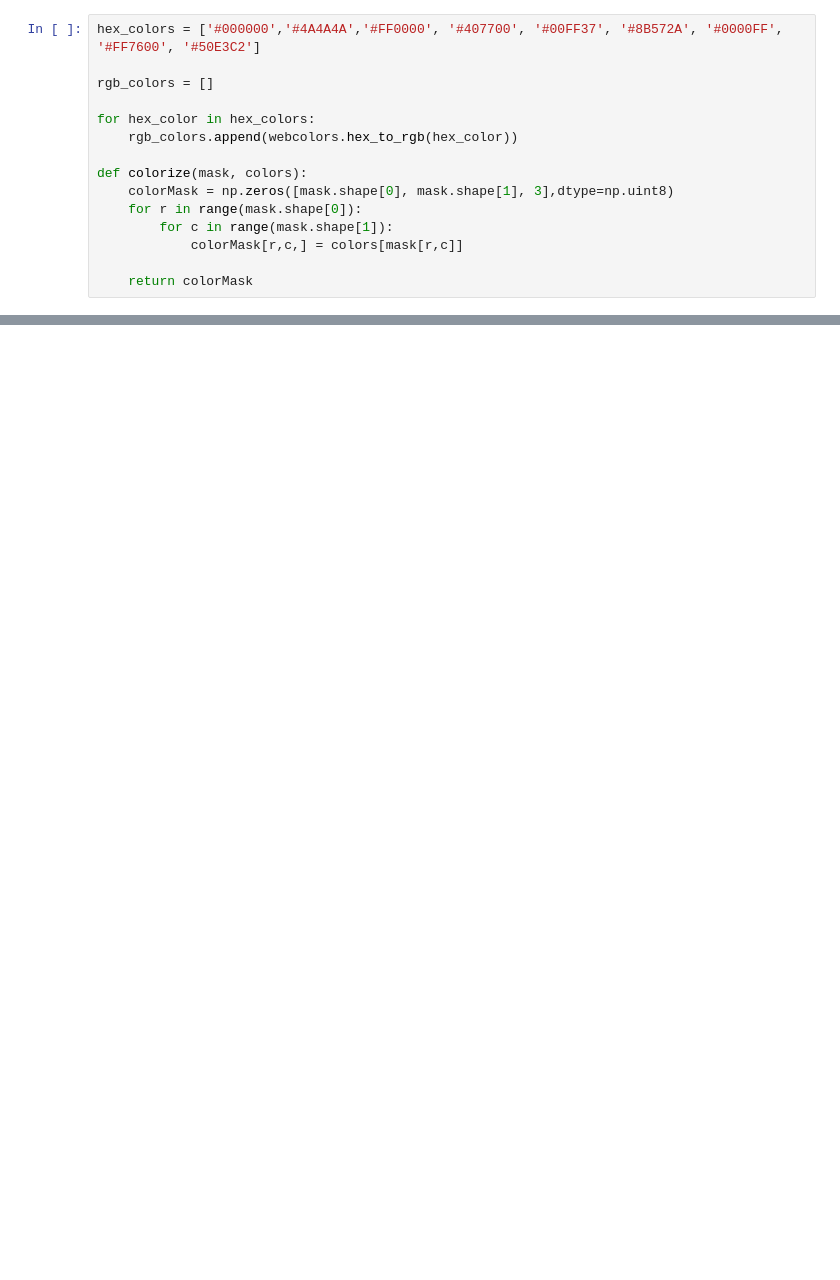
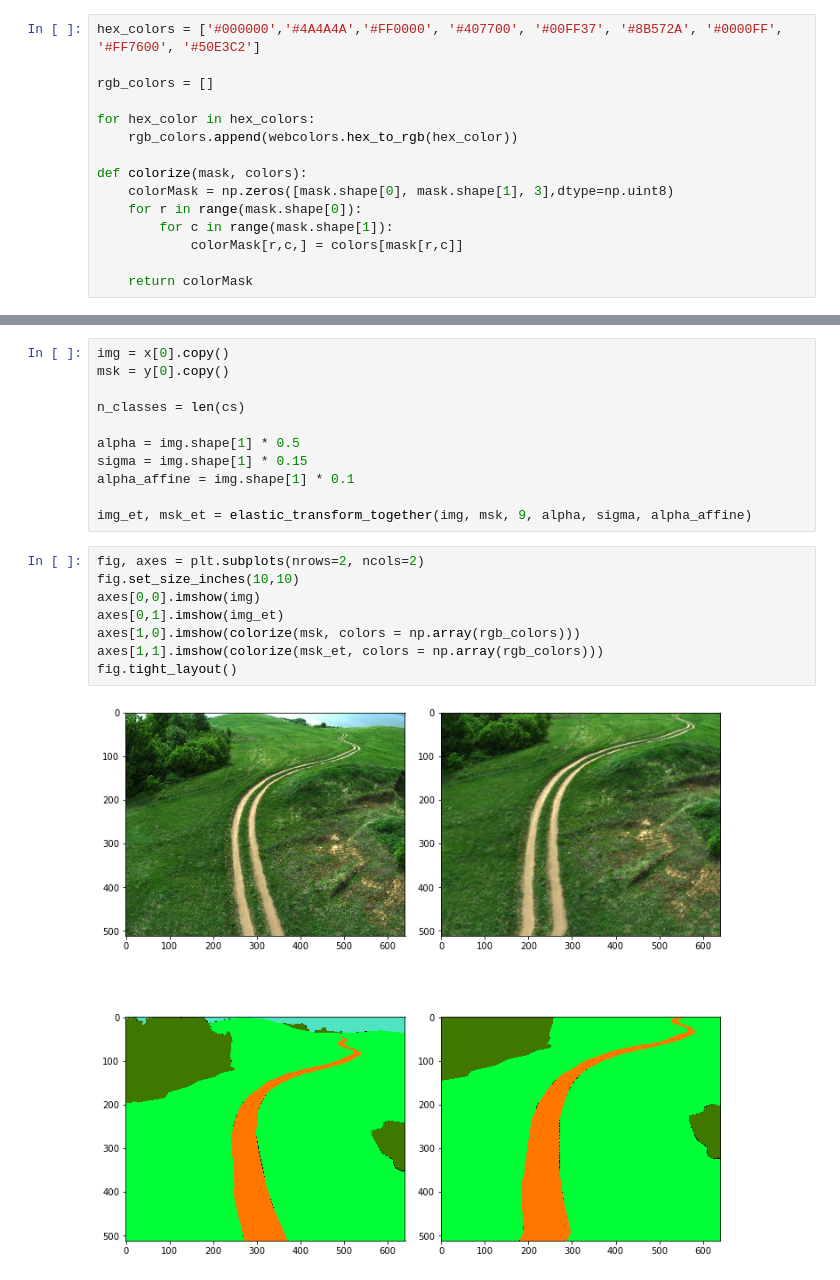
Before and after one commit to vladostan/copterutils, a Jupyter notebook: seg/Elastic transformation.ipynb, the cells around one changed output, grey strips where cells are left out. Saved outputs shown, nothing was run; the diff lists cells and outputs as text; blank space fills up the shorter version.

Commit message:
Working elastic transformation and Albumentation notebook added

```diff
--- a/seg/Elastic transformation.ipynb
+++ b/seg/Elastic transformation.ipynb
@@ -246 +129,22 @@ axis.imshow(colorize(msk_et, colors = np.array(rgb_colors)))
+# %%
+img = x[0].copy()
+msk = y[0].copy()
+
+n_classes = len(cs)
+
+alpha = img.shape[1] * 0.5
+sigma = img.shape[1] * 0.15
+alpha_affine = img.shape[1] * 0.1
+
+img_et, msk_et = elastic_transform_together(img, msk, 9, alpha, sigma, alpha_affine)
+# %%
+fig, axes = plt.subplots(nrows=2, ncols=2)
+fig.set_size_inches(10,10)
+axes[0,0].imshow(img)
+axes[0,1].imshow(img_et)
+axes[1,0].imshow(colorize(msk, colors = np.array(rgb_colors)))
+axes[1,1].imshow(colorize(msk_et, colors = np.array(rgb_colors)))
+fig.tight_layout()
+# %% [output]
+[figure, added]
 # %%
```
Also changed, not shown: parts of 46 cells of this notebook, 1 other file.
